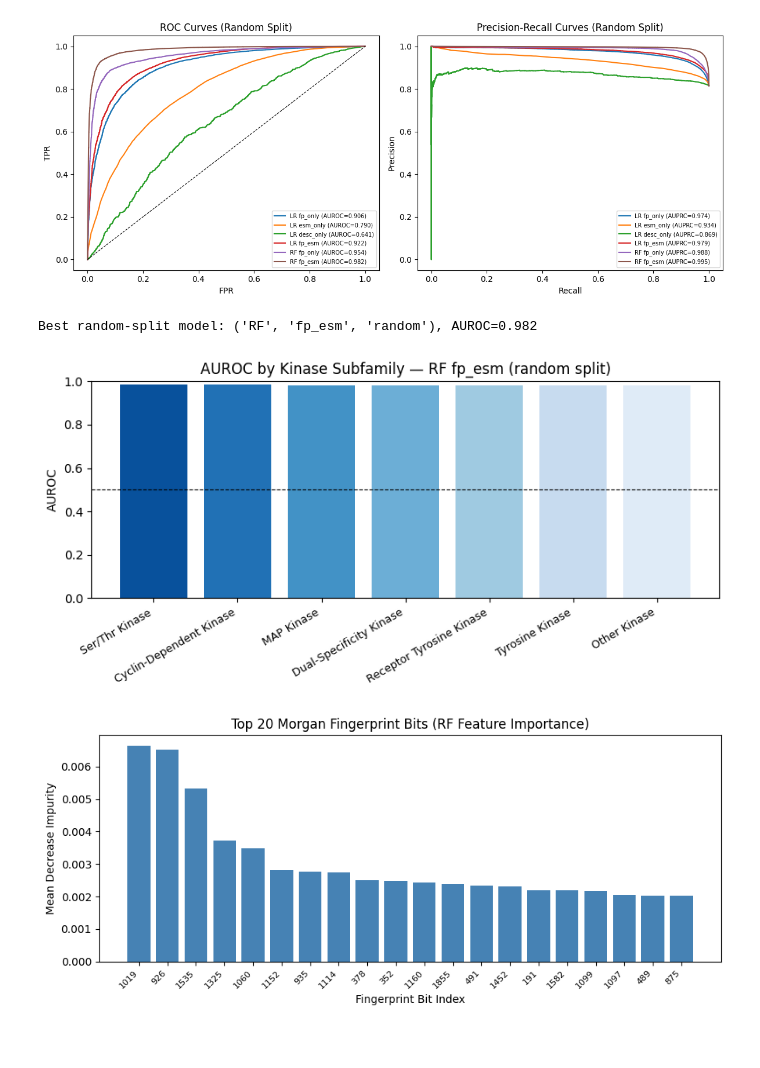
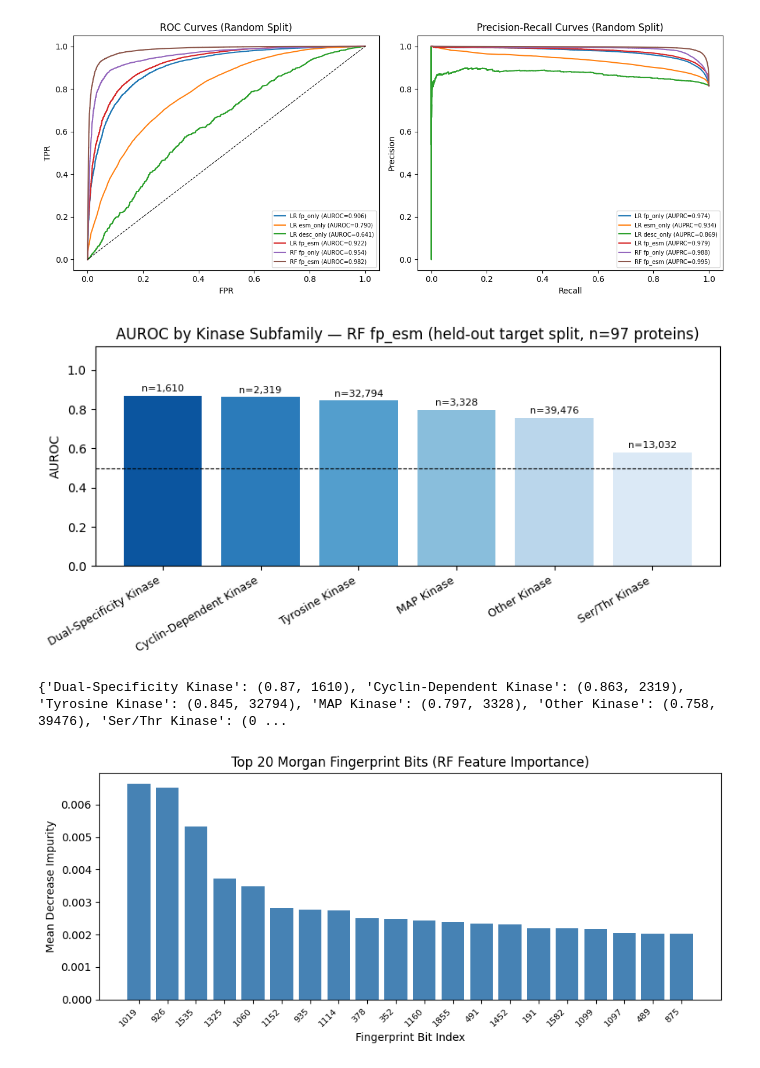
Before and after one commit to sputhenofficial/bindscape, a Jupyter notebook: notebook.ipynb, the cells around one changed output. Saved outputs shown, nothing was run; the diff lists cells and outputs as text; code cells hidden in the pictures; blank space fills up the shorter version.

```diff
--- a/notebook.ipynb
+++ b/notebook.ipynb
@@ -526,40 +590,40 @@ plt.show()
 # %% [output]
 [figure]
 # %%
-# Figure 4 — AUROC by kinase subfamily (best random-split model)
+# Figure 4 — AUROC by kinase subfamily (held-out target split, RF fp_esm)
 
-random_results = results_df[results_df['Split'] == 'random']
-best_row = random_results.loc[random_results['AUROC'].idxmax()]
-best_key = (best_row['Model'], best_row['Features'], 'random')
-best_model = models[best_key]
-best_feat = features[best_row['Features']]
-print(f"Best random-split model: {best_key}, AUROC={best_row['AUROC']}")
-
-df_test1 = df.iloc[idx_test1].copy()
-df_test1['proba'] = best_model.predict_proba(best_feat[idx_test1])[:, 1]
-df_test1['subfamily'] = df_test1[TARGET_NAME_COL].map(assign_subfamily)
+df_test2 = df.iloc[idx_test2].copy()
+df_test2['proba'] = models[('RF', 'fp_esm', 'target')].predict_proba(features['fp_esm_s2'][idx_test2])[:, 1]
+df_test2['subfamily'] = df_test2[TARGET_NAME_COL].map(assign_subfamily)
 
 subfamily_auroc = {}
-for sf, grp in df_test1.groupby('subfamily'):
+subfamily_count = {}
+for sf, grp in df_test2.groupby('subfamily'):
     if grp['label'].nunique() < 2 or len(grp) < 10:
         continue
     subfamily_auroc[sf] = roc_auc_score(grp['label'], grp['proba'])
+    subfamily_count[sf] = len(grp)
 
 sf_df = pd.Series(subfamily_auroc).sort_values(ascending=False)
 
 fig, ax = plt.subplots(figsize=(8, 4))
-ax.bar(sf_df.index, sf_df.values, color=sns.color_palette('Blues_r', len(sf_df)))
+bars = ax.bar(sf_df.index, sf_df.values, color=sns.color_palette('Blues_r', len(sf_df)))
 ax.axhline(0.5, color='k', lw=0.8, ls='--')
+for bar, sf in zip(bars, sf_df.index):
+    n = subfamily_count[sf]
+    ax.text(bar.get_x() + bar.get_width() / 2, bar.get_height() + 0.012,
+            f'n={n:,}', ha='center', va='bottom', fontsize=8)
 ax.set_ylabel('AUROC')
-ax.set_title(f'AUROC by Kinase Subfamily — {best_row["Model"]} {best_row["Features"]} (random split)')
-ax.set_ylim(0, 1)
+ax.set_title('AUROC by Kinase Subfamily — RF fp_esm (held-out target split, n=97 proteins)')
+ax.set_ylim(0, 1.12)
 plt.xticks(rotation=30, ha='right', fontsize=9)
 plt.tight_layout()
 plt.savefig(FIGURES_DIR / 'fig4_auroc_by_subfamily.png', dpi=150)
 plt.show()
+print({sf: (round(v, 3), subfamily_count[sf]) for sf, v in sf_df.items()})
 # %% [output]
+[figure, new version]
-Best random-split model: ('RF', 'fp_esm', 'random'), AUROC=0.982
+{'Dual-Specificity Kinase': (0.87, 1610), 'Cyclin-Dependent Kinase': (0.863, 2319), 'Tyrosine Kinase': (0.845, 32794), 'MAP Kinase': (0.797, 3328), 'Other Kinase': (0.758, 39476), 'Ser/Thr Kinase': (0 ...
-[figure, old version]
 # %%
 # Figure 5 — RF feature importance: top 20 fingerprint bits
 from rdkit.Chem import AllChem, Draw
```
Also changed, not shown: parts of 5 cells of this notebook, 4 other files.
